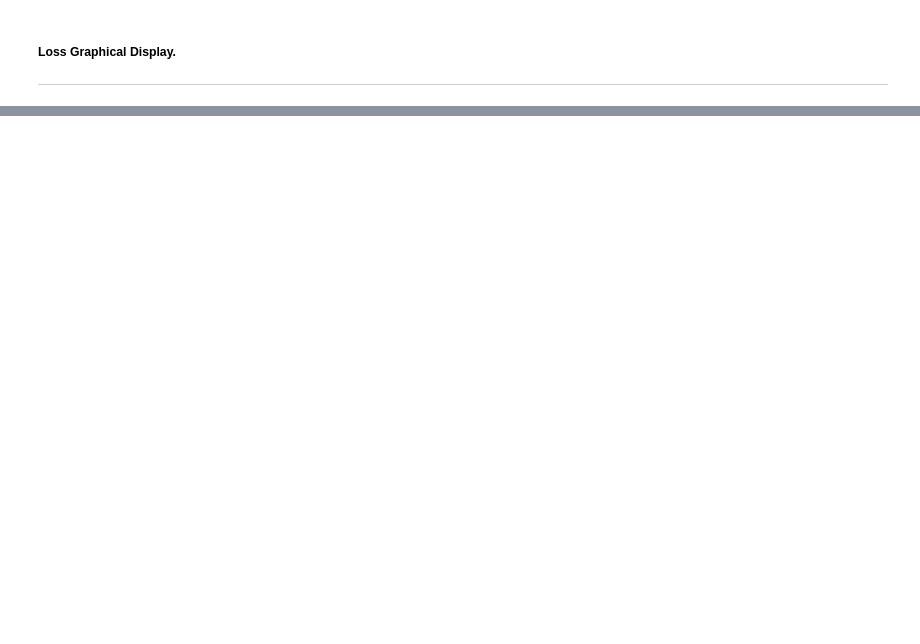
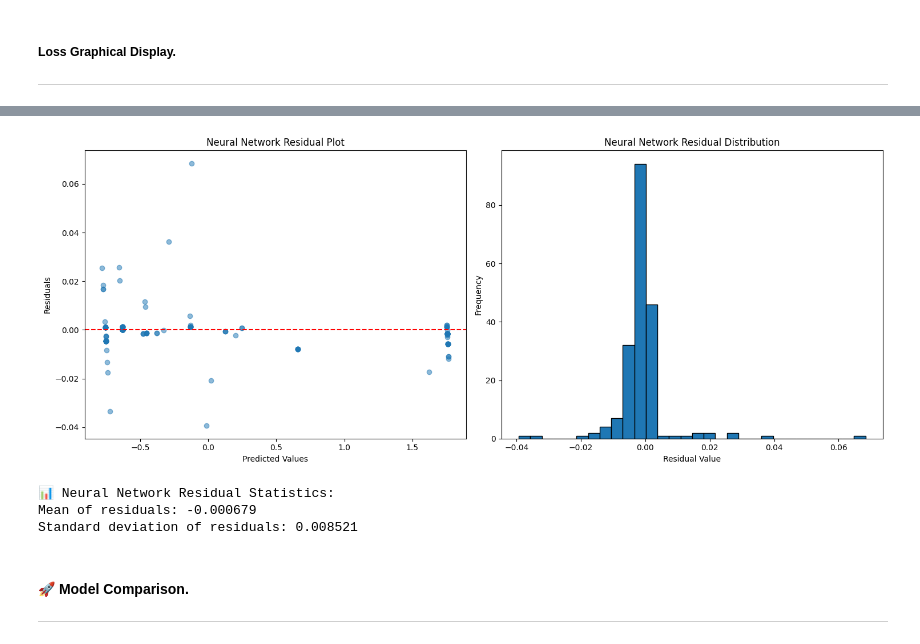
Before and after one commit to cmm25/MachineLearning, a Jupyter notebook: Knowledge_based_systems/Regression/regression.ipynb, the cells around one changed output, grey strips where cells are left out. Cells and saved outputs as stored; diff of their text form; code cells hidden in the pictures; blank space fills up the shorter version.

```diff
--- a/Knowledge_based_systems/Regression/regression.ipynb
+++ b/Knowledge_based_systems/Regression/regression.ipynb
@@ -716,0 +737,33 @@ plt.show()
+# %%
+nn_residuals = y_test - predictions.flatten()
+
+plt.figure(figsize=fig_size)
+
+# Residual scatter plot
+plt.subplot(121)
+plt.scatter(predictions.flatten(), nn_residuals, alpha=0.5)
+plt.xlabel('Predicted Values')
+plt.ylabel('Residuals')
+plt.title('Neural Network Residual Plot')
+plt.axhline(y=0, color='r', linestyle='--')
+
+plt.subplot(122)
+plt.hist(nn_residuals, bins=30, edgecolor='black')
+plt.xlabel('Residual Value')
+plt.ylabel('Frequency')
+plt.title('Neural Network Residual Distribution')
+
+plt.tight_layout()
+plt.show()
+
+print("\n📊 Neural Network Residual Statistics:")
+print(f"Mean of residuals: {np.mean(nn_residuals):.6f}")
+print(f"Standard deviation of residuals: {np.std(nn_residuals):.6f}")
+# %% [output]
+[figure, added]
+📊 Neural Network Residual Statistics:
+Mean of residuals: -0.000679
+Standard deviation of residuals: 0.008521
+# %% [markdown]
+#### 🚀 Model Comparison.
+---
```
Also changed, not shown: parts of 16 cells of this notebook, 2 other files.
